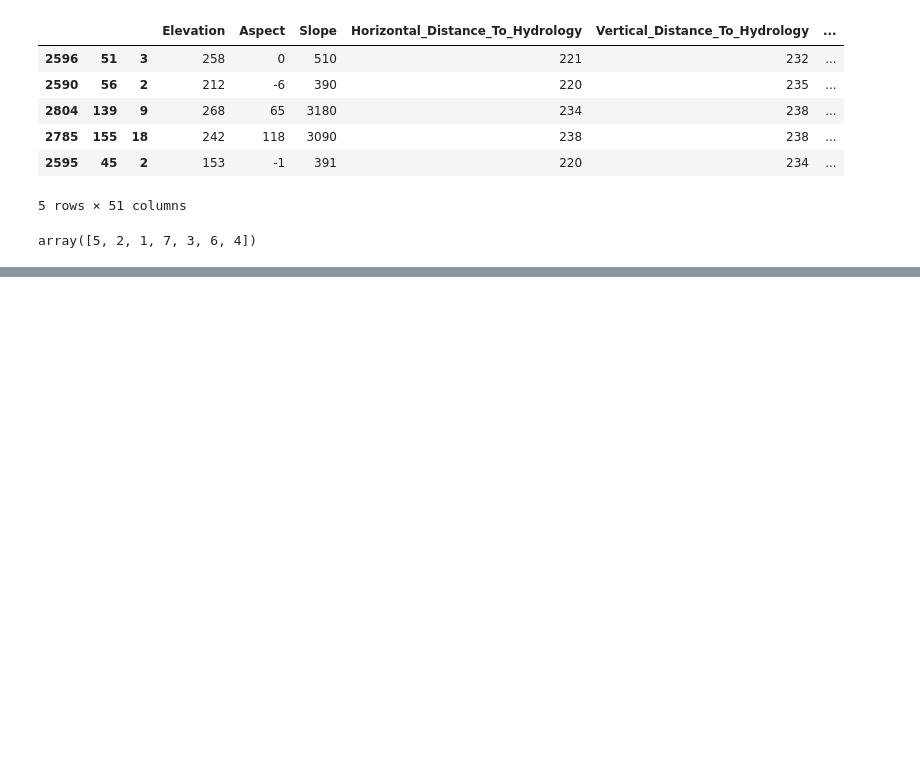
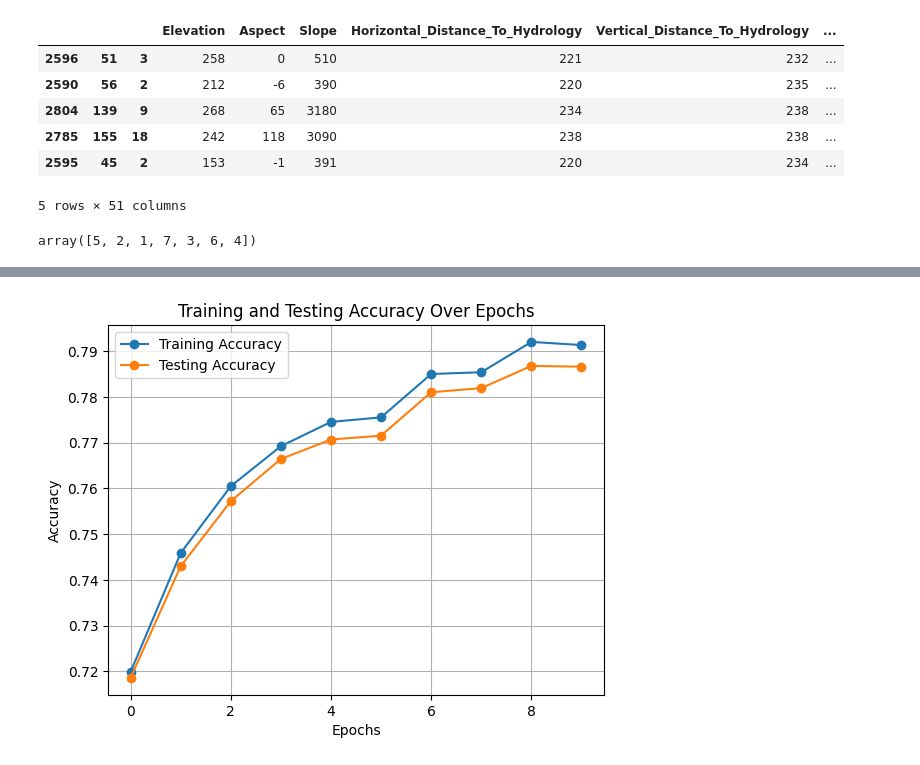
Before and after one commit to WenyiYao/covtype, a Jupyter notebook: cnn_0.ipynb, the cells around one changed output, grey strips where cells are left out. Saved outputs shown, nothing was run; the diff lists cells and outputs as text; code cells hidden in the pictures; blank space fills up the shorter version.

```diff
--- a/cnn_0.ipynb
+++ b/cnn_0.ipynb
@@ -206,3 +206,16 @@ plt.show()
+# %%
+# Plot the accuracy for training and testing set over epochs
+plt.plot(train_acc, label='Training Accuracy', marker='o')
+plt.plot(test_acc, label='Testing Accuracy', marker='o')
+
+plt.title('Training and Testing Accuracy Over Epochs')
+plt.xlabel('Epochs')
+plt.ylabel('Accuracy')
+plt.legend()
+plt.grid(True)
+plt.show()
+# %% [output]
+[figure, added]
 # %%
 # Evaluate the model on the test set
 with torch.no_grad():
```
Also changed, not shown: parts of 3 cells of this notebook.
